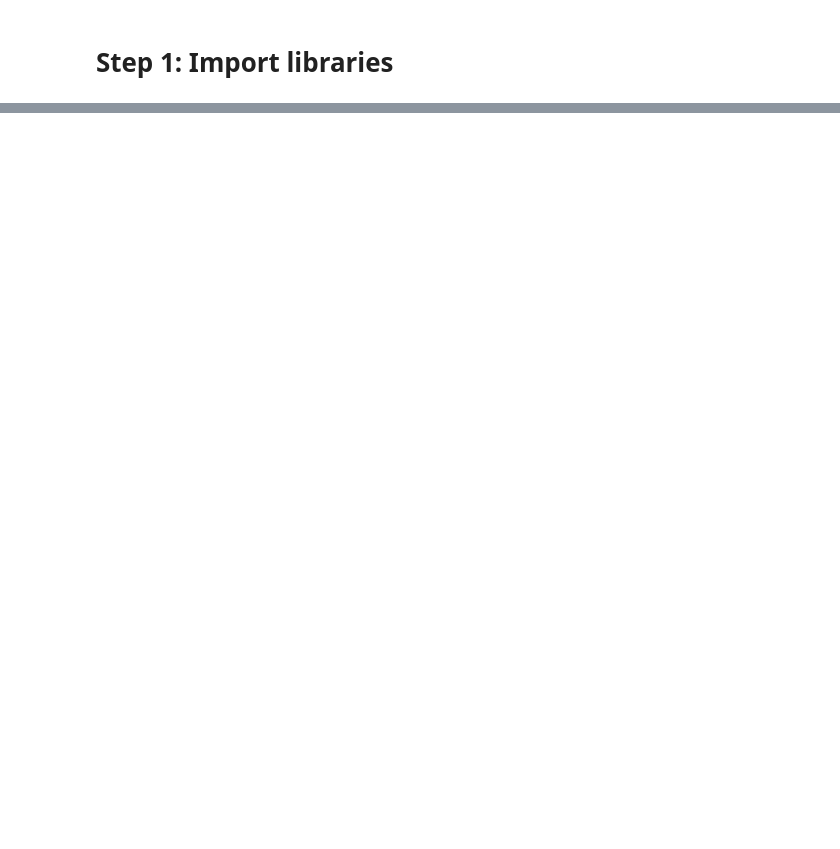
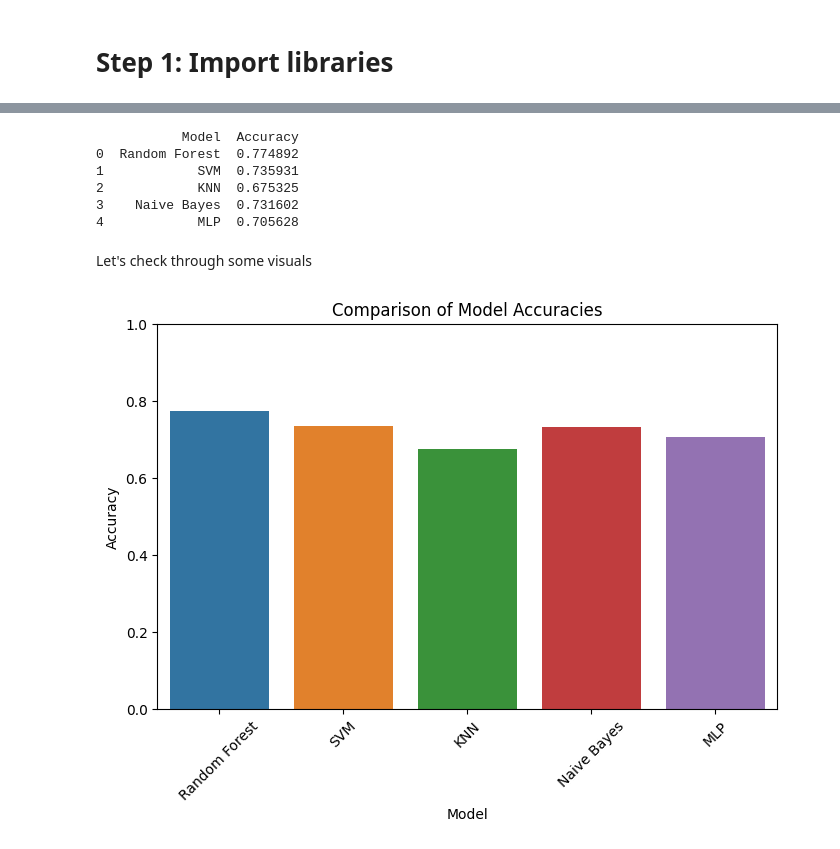
Before and after one commit to Faryalrifaz/Diabetes_Classification_through_ML_Algorithmes-, a Jupyter notebook: logistic-regression.ipynb, the cells around one changed output, grey strips where cells are left out. Cells and saved outputs as stored; diff of their text form; code cells hidden in the pictures; blank space fills up the shorter version.

```diff
--- a/logistic-regression.ipynb
+++ b/logistic-regression.ipynb
@@ -47,7 +26,0 @@ X_train, X_test, y_train, y_test = train_test_split(X, y, test_size=0.3, random_
-# %%
-
-model = LogisticRegression()
-# train the model
-model.fit(X_train, y_train)
-# make predictions
-y_pred = model.predict(X_test)
@@ -101,0 +198,8 @@ While the model demonstrates solid overall performance, it could be improved fur
+# %%
+models = {
+    "Random Forest": RandomForestClassifier(random_state=42),
+    "SVM": SVC(kernel='linear', probability=True, random_state=42),
+    "KNN": KNeighborsClassifier(n_neighbors=5),
+    "Naive Bayes": GaussianNB(),
+    "MLP": MLPClassifier(hidden_layer_sizes=(100,), max_iter=500, random_state=42)
+}
@@ -101,0 +210,15 @@ While the model demonstrates solid overall performance, it could be improved fur
+# %%
+results = []
+
+for name, model in models.items():
+    model.fit(X_train, y_train)
+    y_pred = model.predict(X_test)
+    acc = accuracy_score(y_test, y_pred)
+    print(f"Model: {name}")
+    print(f"Accuracy: {acc:.4f}")
+    print("Confusion Matrix:")
+    print(confusion_matrix(y_test, y_pred))
+    print("Classification Report:")
+    print(classification_report(y_test, y_pred))
+    print("-"*60)
+    results.append([name, acc])
@@ -101,0 +243,23 @@ While the model demonstrates solid overall performance, it could be improved fur
+# %%
+# Display all results together
+results_df = pd.DataFrame(results, columns=['Model', 'Accuracy'])
+print(results_df)
+# %% [output]
+           Model  Accuracy
+0  Random Forest  0.774892
+1            SVM  0.735931
+2            KNN  0.675325
+3    Naive Bayes  0.731602
+4            MLP  0.705628
+# %% [markdown]
+Let's check through some visuals
+# %%
+# Bar plot for model comparison
+plt.figure(figsize=(8,5))
+sns.barplot(x='Model', y='Accuracy', data=results_df)
+plt.title('Comparison of Model Accuracies')
+plt.xticks(rotation=45)
+plt.ylim(0,1)
+plt.show()
+# %% [output]
+[figure, added]
```
Also changed, not shown: parts of 56 cells of this notebook.
